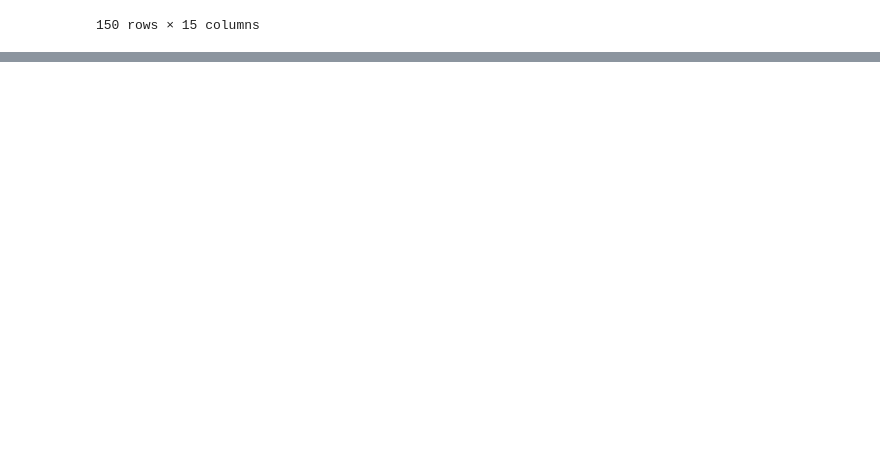
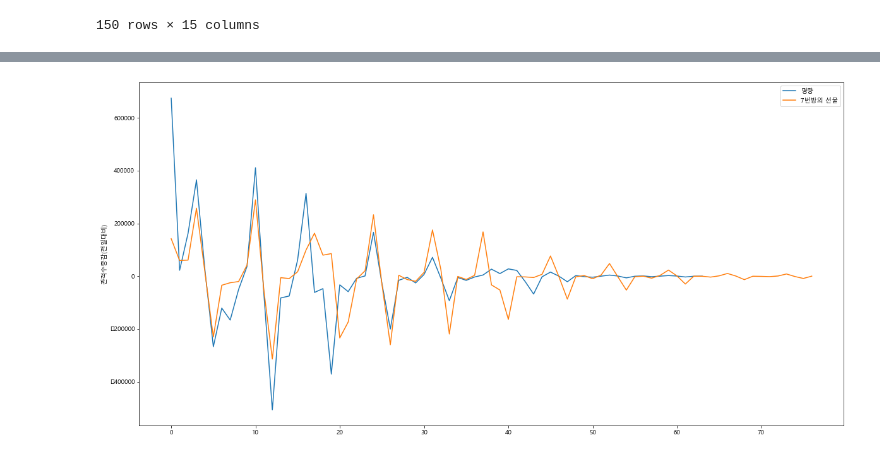
Before and after one commit to HyeogDo/korean_movie, a Jupyter notebook: MR_vs_M7.ipynb, the cells around one changed output, grey strips where cells are left out. Drawn from its saved outputs; the diff is of its cells as text; code cells hidden in the pictures; blank space fills up the shorter version.

```diff
--- a/MR_vs_M7.ipynb
+++ b/MR_vs_M7.ipynb
@@ -49,0 +206,4 @@ m7
+# %%
+lineplotting("관객수증감(전일대비)")
+# %% [output]
+[figure, added]
```
Also changed, not shown: parts of 38 cells of this notebook.
